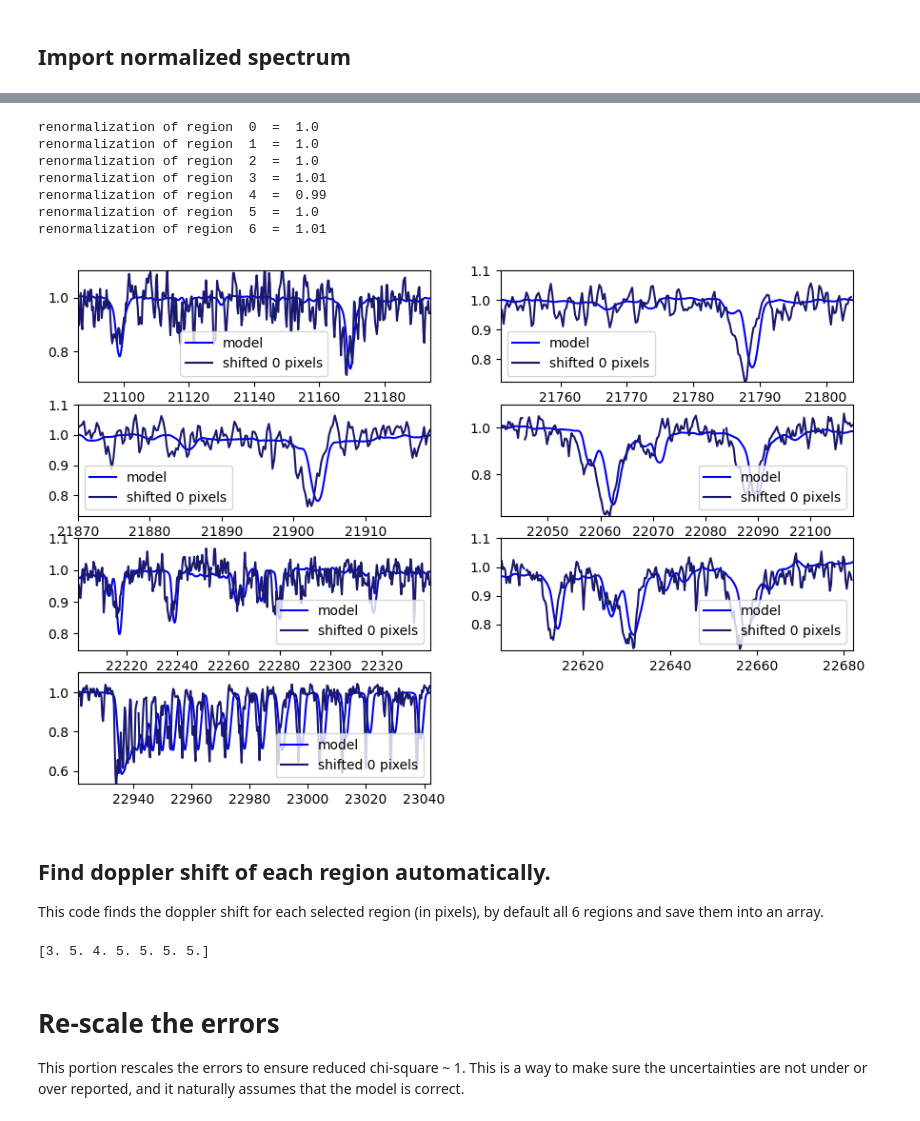
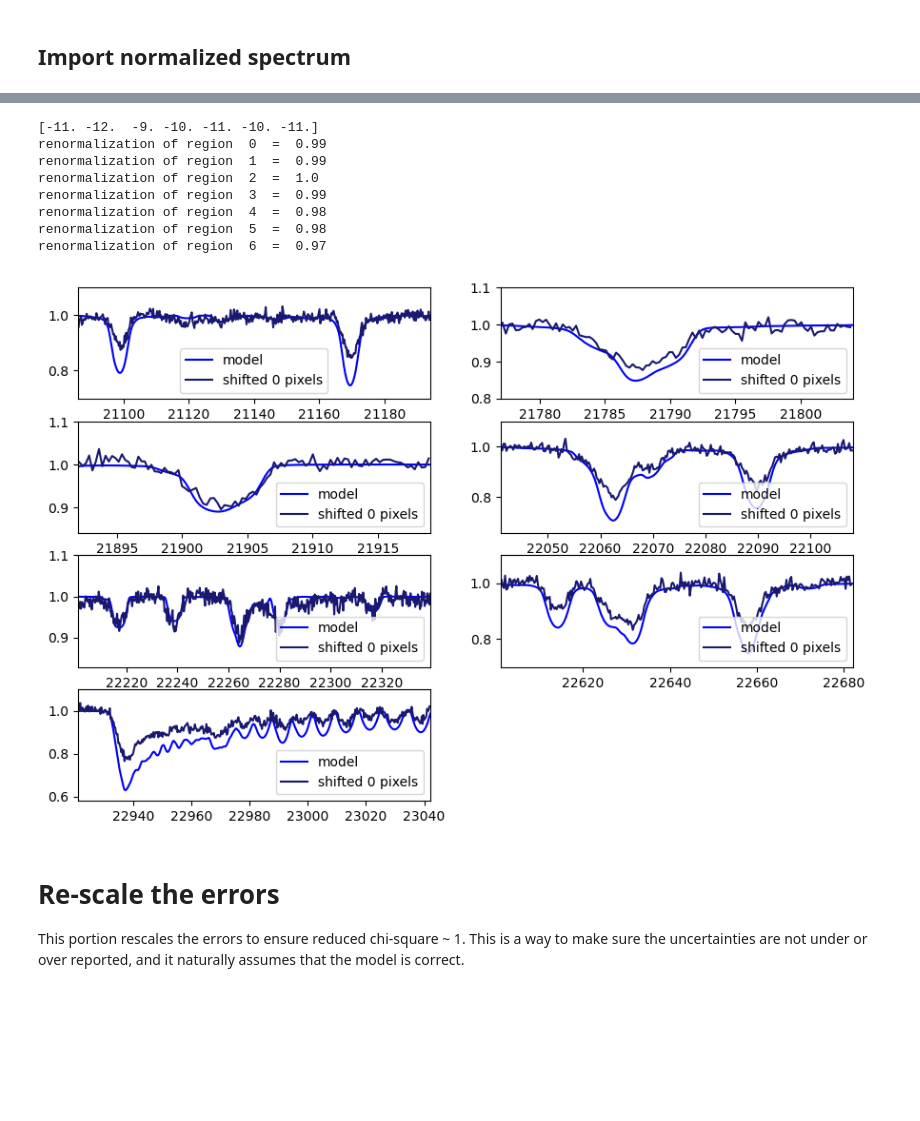
Before and after one commit to christianfloresg/ishell-spectral-fitting, a Jupyter notebook: fit_single_source.ipynb, the cells around one changed output, grey strips where cells are left out. Drawn from its saved outputs; the diff is of its cells as text; code cells hidden in the pictures; blank space fills up the shorter version.

```diff
--- a/fit_single_source.ipynb
+++ b/fit_single_source.ipynb
@@ -16,7 +16,7 @@ from spectrograph_functions import *
 # %% [markdown]
 ## Import normalized spectrum
 # %%
-fname = "data/science/Spectrum_TWA8A.nspec"
+fname = "data/science/V773Tau.nspec"
 
 # ProplydData is a simple class that stores the data and has some built-in methods
 # to help with data processing
@@ -37,8 +37,8 @@ else:
 # over sampled by 6 pixels per resolution element. We are bring it down to 2 (Nyquist)
 obj.Nyquist_bin_spectrum(N = 3)
 
-obj.x *= 1  #e4  # convert x-axis to angstroms
-# obj.x *= 1e4  # convert x-axis to angstroms
+# obj.x *= 1  #e4  # convert x-axis to angstroms
+obj.x *= 1e4  # convert x-axis to angstroms
 
 plt.figure()
 plt.plot(obj.x, obj.y)
@@ -64,11 +64,11 @@ The process for finding doppler shifts should probably be automated by doing som
 # and shifting the data to match the model
 
 guess_shift = 0 #+int(5)  # shift in units of array indices
-renormalize_regions= np.array([1.0,1.0,1.0,1.01,0.99,1.0,1.01])
+renormalize_regions= np.array([0.99,0.99,1.0,0.99,0.98,0.98,0.97])
+# fresh array [1.0,1.0,1.0,1.0,1.0,1.0,1.0]
 
-
-obj_test = copy.deepcopy(obj)  # make a copy of the data while testing the doppler shift
-obj_test.doppler_shift_data(guess_shift)  # apply the doppler shift
+obj_guess_shift = copy.deepcopy(obj)  # make a copy of the data while testing the doppler shift
+obj_guess_shift.doppler_shift_data(guess_shift)  # apply the doppler shift
 
 
 fig, axs = plt.subplots(nrows=4, ncols=2, figsize=(10.5,7))
@@ -76,61 +76,63 @@ fig, axs = plt.subplots(nrows=4, ncols=2, figsize=(10.5,7))
 #### Guess some parameters, it is importnat that the vsini and temperature are reasonable
 #### to later find the wavelength shifts automatically
 
-test_teff=3200
-test_logg=3.25
-test_rK=0.5
+test_teff=4200
+test_logg=4.50
+test_rK=0.0
 test_B=1.0
-test_vsini=17
+test_vsini=42
+
+
+shifts = automatic_wavelength_shifts_values(obj_guess_shift,Teff=test_teff, logg=test_logg,
+                                            rK=test_rK, B=test_B, vsini=test_vsini,guess_shift=guess_shift)
+
+obj_auto_shift = copy.deepcopy(obj)  # make a copy of the data while testing the doppler shift
+# obj_auto_shift.doppler_shift_data(shifts)  # apply the doppler shift
+
+print(shifts)
 
 
 for r, ax in enumerate(axs.reshape(-1)):
     if r == 7:
         ax.axis("off")
         continue
 
     model = MoogStokesModel(test_teff, test_logg, rK=test_rK, B=test_B, vsini=test_vsini, region=r)
     if apply_kernel:
         model.resolution_change(resolution=resolution, Kernel=kernel)
 
     ax.plot(model.x, model.y, c='blue', label="model")
     ax.set_ylim(min(model.y)-0.05,1.1)
 
+    obj_auto_shift.doppler_shift_data(shifts[r])
     xlo, xhi = model.region_xlims(r)
 
-    xdata, ydata, yerrdata = obj_test.get_range(xlo, xhi)  # get
+    xdata, ydata, yerrdata = obj_auto_shift.get_range(xlo, xhi)  # get
+
     print('renormalization of region ', r,' = ' ,renormalize_regions[r])
     renorm_ydata,renorm_yerrdata = ydata*renormalize_regions[r], yerrdata**renormalize_regions[r]
 
     rng = np.random.default_rng(42)
     noise = rng.normal(loc=0.0, scale=1/100., size=len(renorm_ydata))
 
     ax.plot(xdata, renorm_ydata+noise, c='midnightblue', label="shifted "+str(guess_shift)+" pixels")
-    #ax.plot(obj_test.x, obj_test.y, c='midnightblue', label="shifted "+str(shift)+" pixels")
-
-
     ax.set_xlim(xlo,xhi)
     ax.legend()
 
+    obj_auto_shift.doppler_shift_data(-shifts[r])
+
+
 plt.show()
 # %% [output]
-renormalization of region  0  =  1.0
-renormalization of region  1  =  1.0
+[-11. -12.  -9. -10. -11. -10. -11.]
+renormalization of region  0  =  0.99
+renormalization of region  1  =  0.99
 renormalization of region  2  =  1.0
-renormalization of region  3  =  1.01
-renormalization of region  4  =  0.99
-renormalization of region  5  =  1.0
-renormalization of region  6  =  1.01
+renormalization of region  3  =  0.99
+renormalization of region  4  =  0.98
+renormalization of region  5  =  0.98
+renormalization of region  6  =  0.97
-[figure, old version]
+[figure, new version]
-# %% [markdown]
-## Find doppler shift of each region automatically.
-This code finds the doppler shift for each selected region (in pixels), by default all 6 regions and save them into an array.
-# %%
-shifts = automatic_wavelength_shifts_values(obj_test,Teff=test_teff, logg=test_logg,
-                                            rK=test_rK, B=test_B, vsini=test_vsini,guess_shift=guess_shift)
-
-print(shifts)
-# %% [output]
-[3. 5. 4. 5. 5. 5. 5.]
 # %% [markdown]
 # Re-scale the errors
 
```
Also changed, not shown: parts of 10 cells of this notebook, 4 other files.
